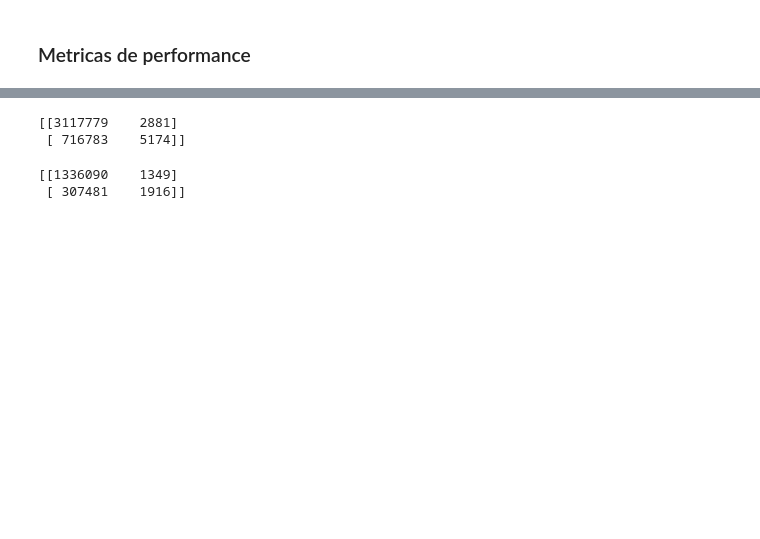
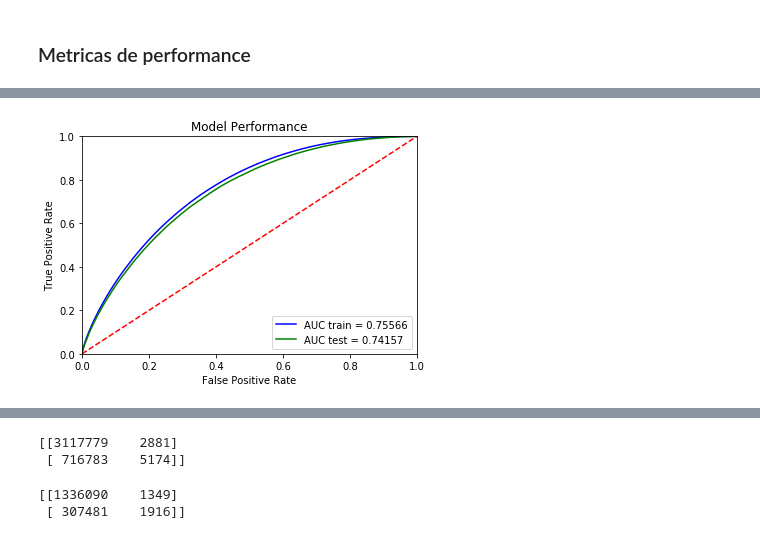
Before and after one commit to francomatiasferrari/md_MIM, a Jupyter notebook: model/model_FF.ipynb, the cells around one changed output, grey strips where cells are left out. Cells and saved outputs as stored; diff of their text form; code cells hidden in the pictures; blank space fills up the shorter version.

```diff
--- a/model/model_FF.ipynb
+++ b/model/model_FF.ipynb
@@ -124,0 +156,4 @@ modelador.plot_roc_2(tree_clf,X_train,y_train,X_test,y_test)
+# %%
+modelador.plot_roc_2(tree_clf,X_train,y_train,X_test,y_test)
+# %% [output]
+[figure, added]
```
Also changed, not shown: parts of 26 cells of this notebook, 3 other files.
